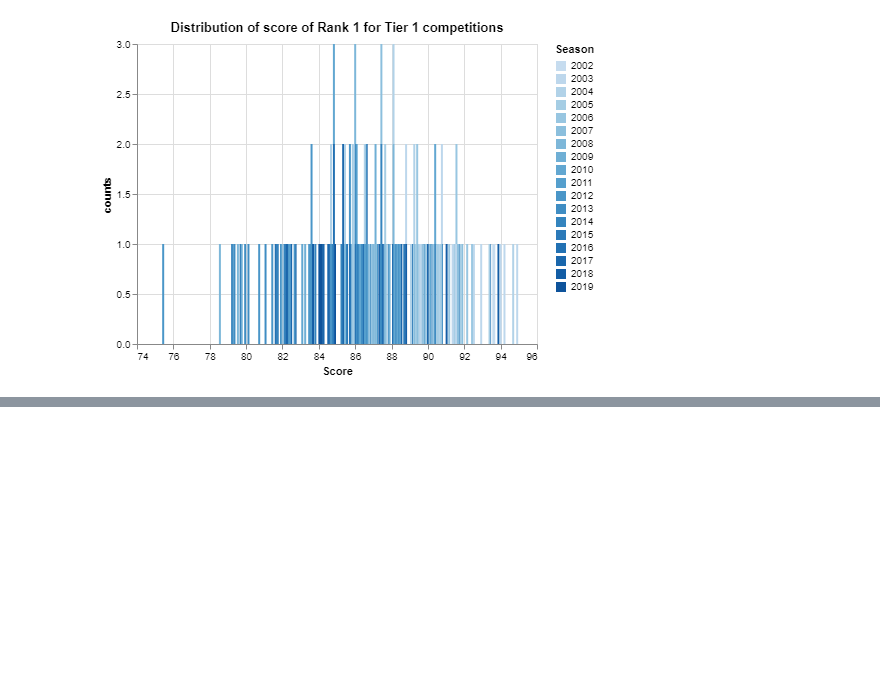
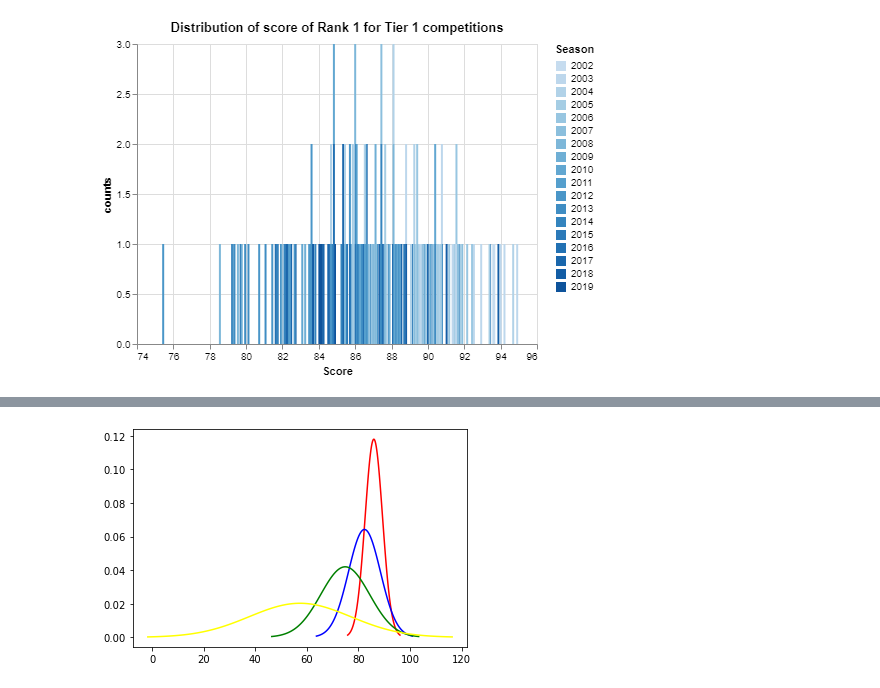
Before and after one commit to saurav193/Athlete_Rating, a Jupyter notebook: notebooks/wrangling.ipynb, the cells around one changed output, grey strips where cells are left out. Saved outputs shown, nothing was run; the diff lists cells and outputs as text; code cells hidden in the pictures; blank space fills up the shorter version.

```diff
--- a/notebooks/wrangling.ipynb
+++ b/notebooks/wrangling.ipynb
@@ -170 +203,9 @@ tier3_df_W.to_csv("../data/tier_3_comp_data_women.csv", index = False)
+# %%
+tier1_df_M = pd.read_csv("../data/tier_1_comp_data_men.csv")
+tier2_df_M = pd.read_csv("../data/tier_2_comp_data_men.csv")
+tier3_df_M = pd.read_csv("../data/tier_3_comp_data_men.csv")
+
+tier1_df_W = pd.read_csv("../data/tier_1_comp_data_women.csv")
+tier2_df_W = pd.read_csv("../data/tier_2_comp_data_women.csv")
+tier3_df_W = pd.read_csv("../data/tier_3_comp_data_women.csv")
 # %% [markdown]
@@ -246,8 +284,10 @@ alt.Chart(tier1_df_M).mark_bar(size = 2).encode(
 from scipy.stats import norm
 from scipy.stats import poisson
 # %%
-tier1_mean = tier1_df_M[tier1_df_M['Finish_Rank'] == 6].loc[:, 'Score_Metric'].mean()
-tier1_std = tier1_df_M[tier1_df_M['Finish_Rank'] == 6].loc[:, 'Score_Metric'].std()
+rank = 1
+tier1_mean = tier1_df_M[tier1_df_M['Finish_Rank'] == rank].loc[:, 'Score_Metric'].mean()
+tier1_std = tier1_df_M[tier1_df_M['Finish_Rank'] == rank].loc[:, 'Score_Metric'].std()
 print(tier1_mean)
-tier1_std
+print(tier1_std)
+tier1_df_M[(tier1_df_M['Finish_Rank'] == rank) & (tier1_df_M['Season'] == 2018)].loc[:, 'Score_Metric']
 # %% [output]
@@ -296,0 +333,18 @@ tier1_df_M.loc[tier1_df_M['Season_Comp'] == '2010-World Cup 3', :].sort_values('
+# %%
+# Plotting cdf for Normal dist
+rank = [1,3,10,15]
+c = ["red", "blue", "green", "yellow"]
+
+for i, j in zip(rank, c):
+    quant_95 =  tier1_df_M[tier1_df_M['Finish_Rank'] == i].loc[:, 'Score_Metric'].quantile(0.95)
+    tier1_mean = tier1_df_M[(tier1_df_M['Finish_Rank'] == i) &
+                            (tier1_df_M['Score_Metric'] <= quant_95)].loc[:, 'Score_Metric'].mean()
+    tier1_std = tier1_df_M[(tier1_df_M['Finish_Rank'] == i) &
+                            (tier1_df_M['Score_Metric'] <= quant_95)].loc[:, 'Score_Metric'].std()
+
+    x = np.linspace(tier1_mean - 3*tier1_std, tier1_mean + 3*tier1_std, 100)
+    plt.plot(x, norm.pdf(x, tier1_mean, tier1_std), c = j)
+
+plt.show()
+# %% [output]
+[figure, added]
```
Also changed, not shown: parts of 14 cells of this notebook, 1 other file.
